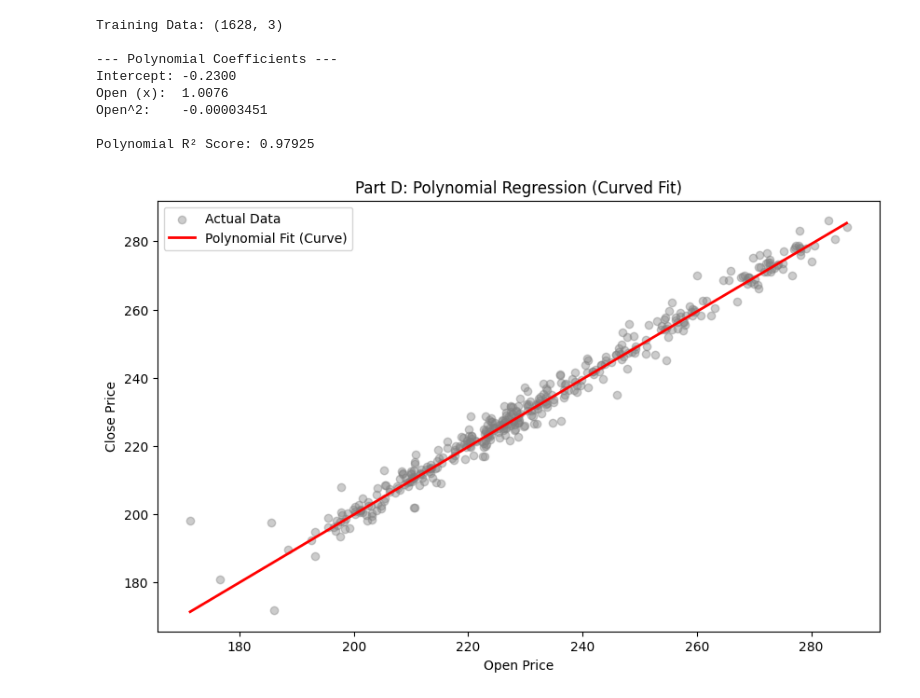
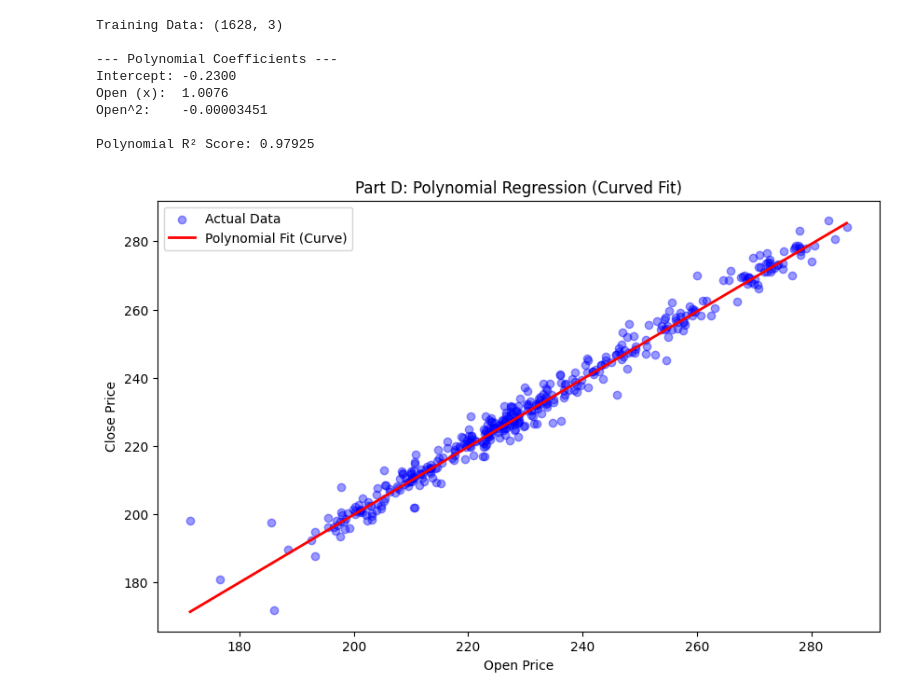
Before and after one commit to ANUJAVERMA00/ML-Regression-Algorithms-Implementation, a Jupyter notebook: PolynomialRegression.ipynb, the cells around one changed output. Saved outputs shown, nothing was run; the diff lists cells and outputs as text; code cells hidden in the pictures.

```diff
--- a/PolynomialRegression.ipynb
+++ b/PolynomialRegression.ipynb
@@ -1,7 +1,7 @@
 # %%
-# ==============================================================================
+
 # PART D: POLYNOMIAL REGRESSION
-# ==============================================================================
+
 # Goal: Capture non-linear relationships by squaring the features.
 
 import numpy as np
@@ -9,7 +9,7 @@ import pandas as pd
 import matplotlib.pyplot as plt
 
 # 1. FEATURE ENGINEERING
-# ------------------------------------------------------------------------------
+
 df_raw = pd.read_csv('stock_market_data.csv', header=[0,1])
 data = pd.DataFrame()
 
@@ -29,7 +29,7 @@ X = data[['Bias', 'Open', 'Open_Sq']].values
 y = data['y'].values
 
 # 2. TRAIN-TEST SPLIT (80% - 20%)
-# ------------------------------------------------------------------------------
+
 split = int(len(X) * 0.8)
 X_train, X_test = X[:split], X[split:]
 y_train, y_test = y[:split], y[split:]
@@ -37,7 +37,7 @@ y_train, y_test = y[:split], y[split:]
 print(f"Training Data: {X_train.shape}")
 
 # 3. TRAINING (NORMAL EQUATION)
-# ------------------------------------------------------------------------------
+
 # Even though we have x^2, it is still "Linear Regression" in terms of weights.
 # Formula: theta = (X^T * X)^(-1) * X^T * y
 
@@ -59,36 +59,36 @@ print(f"Open (x):  {theta[1]:.4f}")
 print(f"Open^2:    {theta[2]:.8f}") # This will be very small
 
 # 4. VISUALIZATION
-# ------------------------------------------------------------------------------
+
 y_pred = X_test.dot(theta)
 
 # Calculate R2
 ss_res = np.sum((y_test - y_pred)**2)
 ss_tot = np.sum((y_test - np.mean(y_test))**2)
 r2 = 1 - (ss_res / ss_tot)
 
 print(f"\nPolynomial R² Score: {r2:.5f}")
 
 # Plotting
 plt.figure(figsize=(10, 6))
-plt.scatter(X_test[:,1], y_test, color='gray', alpha=0.4, label='Actual Data')
+plt.scatter(X_test[:,1], y_test, color='blue', alpha=0.4, label='Actual Data')
 
 # To plot a smooth curve, we must sort the X values
 sort_indices = np.argsort(X_test[:,1])
 plt.plot(X_test[sort_indices, 1], y_pred[sort_indices], color='red', linewidth=2, label='Polynomial Fit (Curve)')
 
 plt.title("Part D: Polynomial Regression (Curved Fit)")
 plt.xlabel("Open Price")
 plt.ylabel("Close Price")
 plt.legend()
 plt.show()
 # %% [output]
 Training Data: (1628, 3)
 
 --- Polynomial Coefficients ---
 Intercept: -0.2300
 Open (x):  1.0076
 Open^2:    -0.00003451
 
 Polynomial R² Score: 0.97925
-[figure, old version]
+[figure, new version]
```
